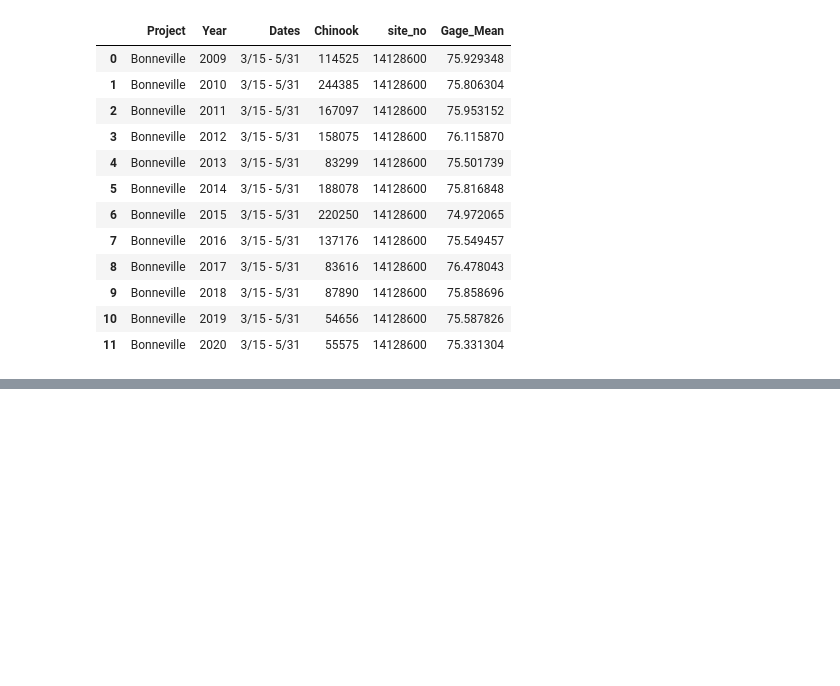
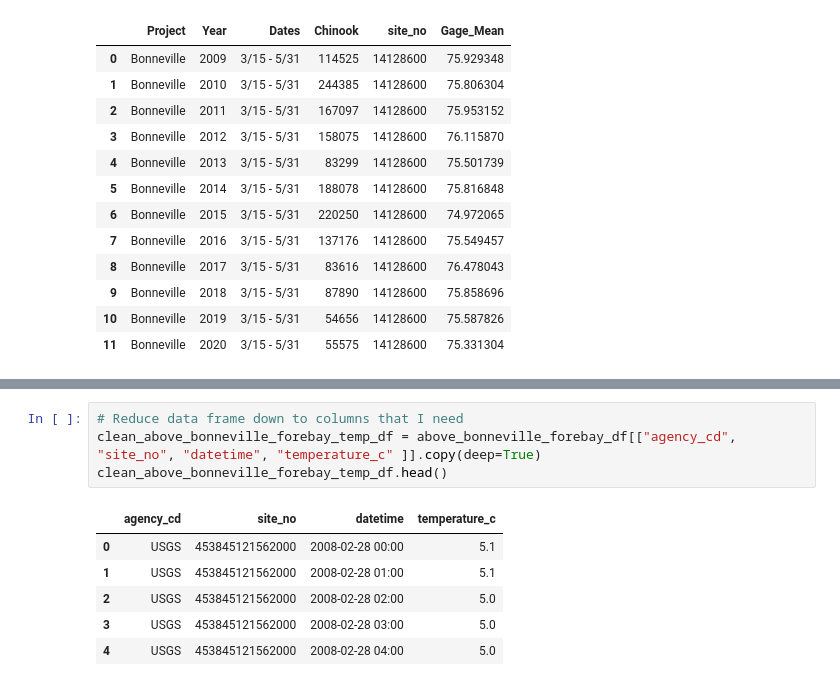
Before and after one commit to jayhjman/bootcamp-project1, a Jupyter notebook: Above-Bonneville-Visual.ipynb, the cells around one changed output, grey strips where cells are left out. Cells and saved outputs as stored; diff of their text form; blank space fills up the shorter version.

```diff
--- a/Above-Bonneville-Visual.ipynb
+++ b/Above-Bonneville-Visual.ipynb
@@ -221,0 +233,11 @@ The p-value is: 0.7378161533612835
+# %%
+# Reduce data frame down to columns that I need
+clean_above_bonneville_forebay_temp_df = above_bonneville_forebay_df[["agency_cd", "site_no", "datetime", "temperature_c" ]].copy(deep=True)
+clean_above_bonneville_forebay_temp_df.head()
+# %% [output]
+|  | agency_cd | site_no | datetime | temperature_c |
+| 0 | USGS | 453845121562000 | 2008-02-28 00:00 | 5.1 |
+| 1 | USGS | 453845121562000 | 2008-02-28 01:00 | 5.1 |
+| 2 | USGS | 453845121562000 | 2008-02-28 02:00 | 5.0 |
+| 3 | USGS | 453845121562000 | 2008-02-28 03:00 | 5.0 |
+| 4 | USGS | 453845121562000 | 2008-02-28 04:00 | 5.0 |
```
Also changed, not shown: parts of 6 cells of this notebook, 13 other files.
